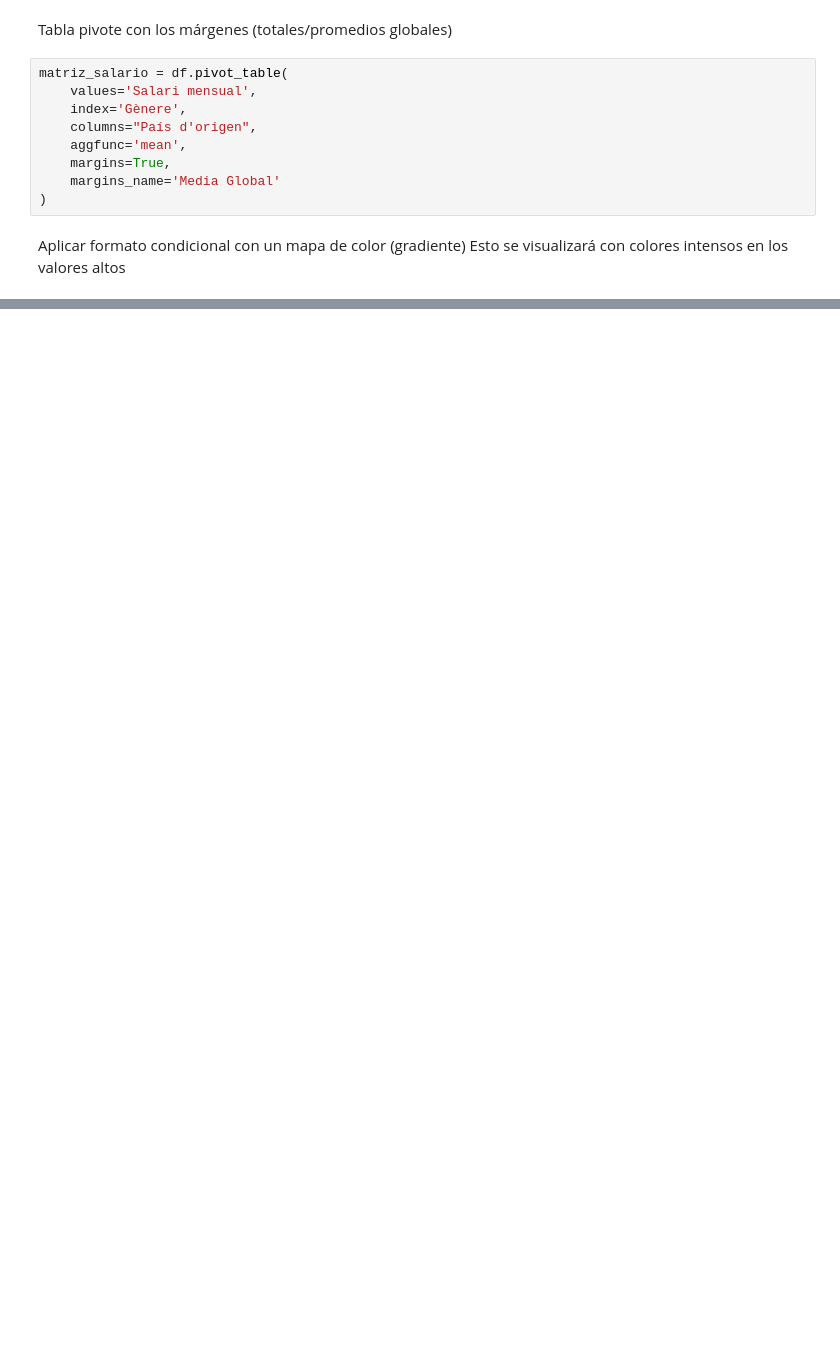
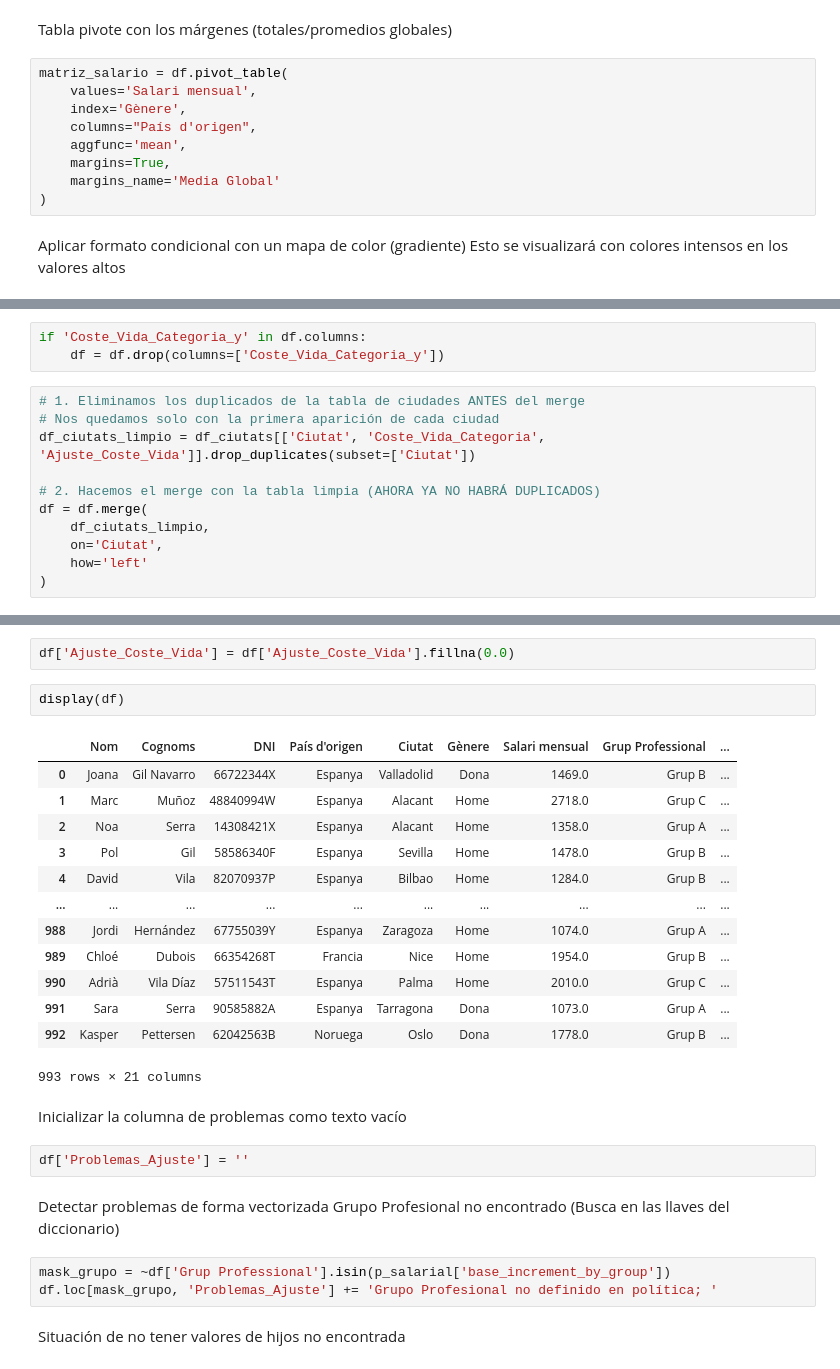
Before and after one commit to osleysorio/itacedemy_repo1_osley, a Jupyter notebook: sprint 8/sprint 8 ok.ipynb, the cells around one changed output, grey strips where cells are left out. Saved outputs shown, nothing was run; the diff lists cells and outputs as text; blank space fills up the shorter version.

```diff
--- a/sprint 8/sprint 8 ok.ipynb
+++ b/sprint 8/sprint 8 ok.ipynb
@@ -535,0 +770,14 @@ matriz_estilizada
+# %%
+if 'Coste_Vida_Categoria_y' in df.columns:
+    df = df.drop(columns=['Coste_Vida_Categoria_y'])
+# %%
+# 1. Eliminamos los duplicados de la tabla de ciudades ANTES del merge
+# Nos quedamos solo con la primera aparición de cada ciudad
+df_ciutats_limpio = df_ciutats[['Ciutat', 'Coste_Vida_Categoria', 'Ajuste_Coste_Vida']].drop_duplicates(subset=['Ciutat'])
+
+# 2. Hacemos el merge con la tabla limpia (AHORA YA NO HABRÁ DUPLICADOS)
+df = df.merge(
+    df_ciutats_limpio,
+    on='Ciutat',
+    how='left'
+)
@@ -535,0 +786,30 @@ matriz_estilizada
+# %%
+df['Ajuste_Coste_Vida'] = df['Ajuste_Coste_Vida'].fillna(0.0)
+# %%
+display(df)
+# %% [output]
+|  | Nom | Cognoms | DNI | País d'origen | Ciutat | Gènere | Salari mensual | Grup Professional | ... |
+| 0 | Joana | Gil Navarro | 66722344X | Espanya | Valladolid | Dona | 1469.0 | Grup B | ... |
+| 1 | Marc | Muñoz | 48840994W | Espanya | Alacant | Home | 2718.0 | Grup C | ... |
+| 2 | Noa | Serra | 14308421X | Espanya | Alacant | Home | 1358.0 | Grup A | ... |
+| 3 | Pol | Gil | 58586340F | Espanya | Sevilla | Home | 1478.0 | Grup B | ... |
+| 4 | David | Vila | 82070937P | Espanya | Bilbao | Home | 1284.0 | Grup B | ... |
+| ... | ... | ... | ... | ... | ... | ... | ... | ... | ... |
+| 988 | Jordi | Hernández | 67755039Y | Espanya | Zaragoza | Home | 1074.0 | Grup A | ... |
+| 989 | Chloé | Dubois | 66354268T | Francia | Nice | Home | 1954.0 | Grup B | ... |
+| 990 | Adrià | Vila Díaz | 57511543T | Espanya | Palma | Home | 2010.0 | Grup C | ... |
+| 991 | Sara | Serra | 90585882A | Espanya | Tarragona | Dona | 1073.0 | Grup A | ... |
+| 992 | Kasper | Pettersen | 62042563B | Noruega | Oslo | Dona | 1778.0 | Grup B | ... |
+993 rows × 21 columns
+# %% [markdown]
+Inicializar la columna de problemas como texto vacío
+# %%
+df['Problemas_Ajuste'] = ''
+# %% [markdown]
+Detectar problemas de forma vectorizada
+Grupo Profesional no encontrado (Busca en las llaves del diccionario)
+# %%
+mask_grupo = ~df['Grup Professional'].isin(p_salarial['base_increment_by_group'])
+df.loc[mask_grupo, 'Problemas_Ajuste'] += 'Grupo Profesional no definido en política; '
+# %% [markdown]
+Situación de no tener valores de hijos no encontrada
```
Also changed, not shown: parts of 125 cells of this notebook.
